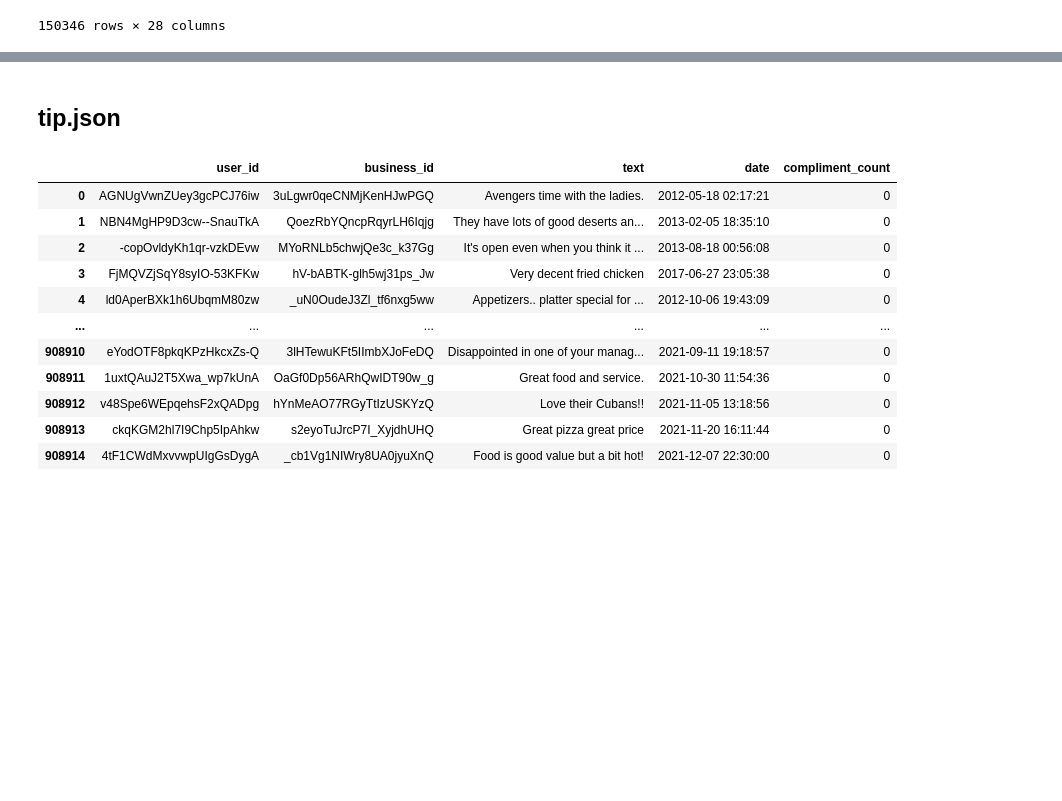
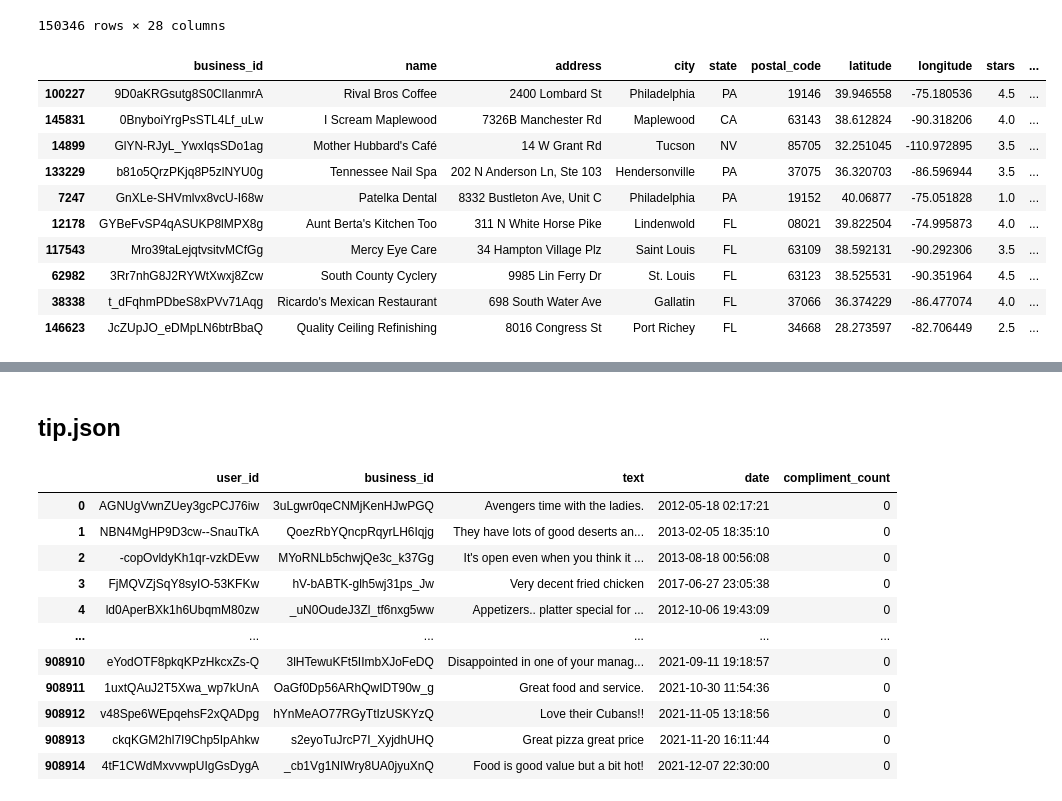
Before and after one commit to camillaneza/PF_Google_Yelp, a Jupyter notebook: ETL_Yelp.ipynb, the cells around one changed output, grey strips where cells are left out. Cells and saved outputs as stored; diff of their text form; code cells hidden in the pictures; blank space fills up the shorter version.

```diff
--- a/ETL_Yelp.ipynb
+++ b/ETL_Yelp.ipynb
@@ -148,7 +148,7 @@ for index,i in enumerate(df_business.state.values):
     df_business['STATE'][index]=''.join(arr)
 # %%
 #Se actualiza la columna REVIEW_COUNT del Dataframe donde se fusionan las cadenas de texto, eliminando los caracteres no Alfabeticos
-for index,i in enumerate(df_business.state.values):
+for index,i in enumerate(df_business.review_count.values):
     arr=[]
     for e in i:
         if isinstance(e,str):
@@ -156,7 +156,7 @@ for index,i in enumerate(df_business.state.values):
     df_business['REVIEW_COUNT'][index]=''.join(arr)
 # %%
 #Se actualiza la columna BUSINESS_ID del Dataframe donde se fusionan las cadenas de texto, eliminando los caracteres no Alfabeticos
-for index,i in enumerate(df_business.state.values):
+for index,i in enumerate(df_business.business_id.values):
     arr=[]
     for e in i:
         if isinstance(e,str):
@@ -164,7 +164,7 @@ for index,i in enumerate(df_business.state.values):
     df_business['BUSINESS_ID'][index]=''.join(arr)
 # %%
 #Se actualiza la columna ADDRESS del Dataframe donde se fusionan las cadenas de texto, eliminando los caracteres no Alfabeticos
-for index,i in enumerate(df_business.state.values):
+for index,i in enumerate(df_business.address.values):
     arr=[]
     for e in i:
         if isinstance(e,str):
@@ -172,7 +172,7 @@ for index,i in enumerate(df_business.state.values):
     df_business['ADDRESS'][index]=''.join(arr)
 # %%
 #Se actualiza la columna POSTAL_CODE del Dataframe donde se fusionan las cadenas de texto, eliminando los caracteres no Alfabeticos
-for index,i in enumerate(df_business.state.values):
+for index,i in enumerate(df_business.postal_code.values):
     arr=[]
     for e in i:
         if isinstance(e,str):
@@ -247,3 +247,17 @@ for index,i in enumerate(df_business.hours.values):
          arr.append(e)
     if len(arr)>0:
      df_business['HOURS'][index]=arr[0]
+# %%
+df_business.sample(10)
+# %% [output]
+|  | business_id | name | address | city | state | postal_code | latitude | longitude | stars | ... |
+| 100227 | 9D0aKRGsutg8S0ClIanmrA | Rival Bros Coffee | 2400 Lombard St | Philadelphia | PA | 19146 | 39.946558 | -75.180536 | 4.5 | ... |
+| 145831 | 0BnyboiYrgPsSTL4Lf_uLw | I Scream Maplewood | 7326B Manchester Rd | Maplewood | CA | 63143 | 38.612824 | -90.318206 | 4.0 | ... |
+| 14899 | GlYN-RJyL_YwxIqsSDo1ag | Mother Hubbard's Café | 14 W Grant Rd | Tucson | NV | 85705 | 32.251045 | -110.972895 | 3.5 | ... |
+| 133229 | b81o5QrzPKjq8P5zlNYU0g | Tennessee Nail Spa | 202 N Anderson Ln, Ste 103 | Hendersonville | PA | 37075 | 36.320703 | -86.596944 | 3.5 | ... |
+| 7247 | GnXLe-SHVmlvx8vcU-I68w | Patelka Dental | 8332 Bustleton Ave, Unit C | Philadelphia | PA | 19152 | 40.06877 | -75.051828 | 1.0 | ... |
+| 12178 | GYBeFvSP4qASUKP8lMPX8g | Aunt Berta's Kitchen Too | 311 N White Horse Pike | Lindenwold | FL | 08021 | 39.822504 | -74.995873 | 4.0 | ... |
+| 117543 | Mro39taLejqtvsitvMCfGg | Mercy Eye Care | 34 Hampton Village Plz | Saint Louis | FL | 63109 | 38.592131 | -90.292306 | 3.5 | ... |
+| 62982 | 3Rr7nhG8J2RYWtXwxj8Zcw | South County Cyclery | 9985 Lin Ferry Dr | St. Louis | FL | 63123 | 38.525531 | -90.351964 | 4.5 | ... |
+| 38338 | t_dFqhmPDbeS8xPVv71Aqg | Ricardo's Mexican Restaurant | 698 South Water Ave | Gallatin | FL | 37066 | 36.374229 | -86.477074 | 4.0 | ... |
+| 146623 | JcZUpJO_eDMpLN6btrBbaQ | Quality Ceiling Refinishing | 8016 Congress St | Port Richey | FL | 34668 | 28.273597 | -82.706449 | 2.5 | ... |
```
Also changed, not shown: parts of 14 cells of this notebook, 1 other file.
